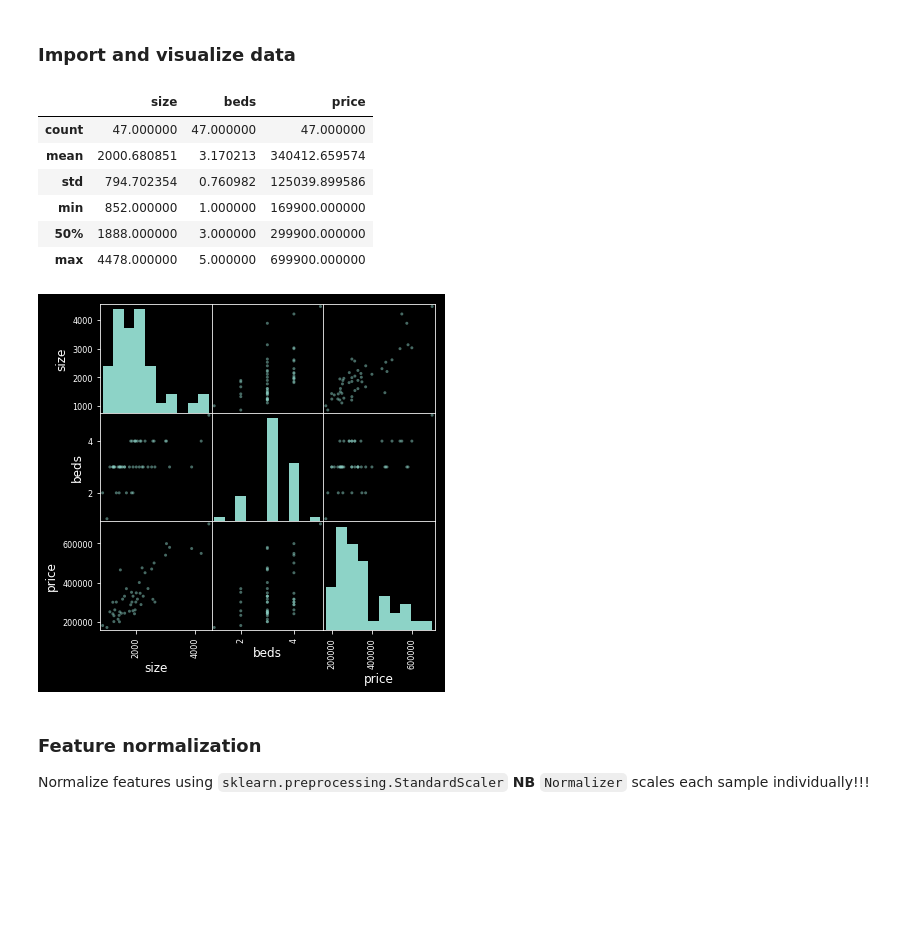
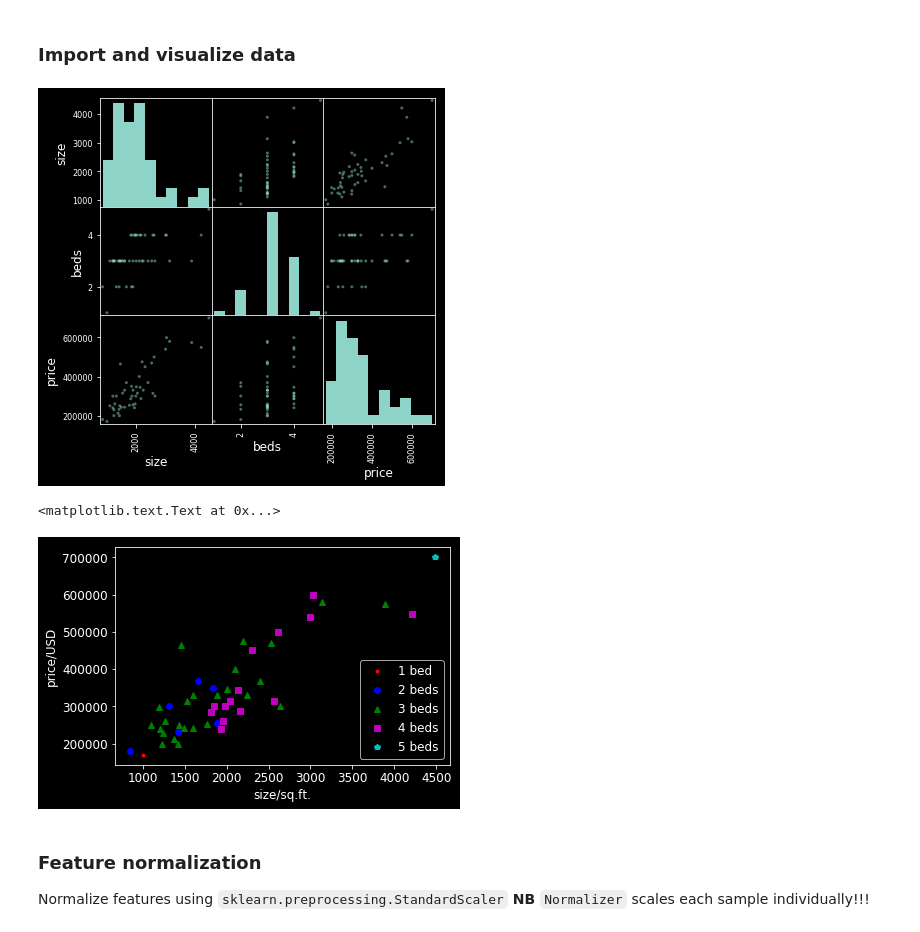
Before and after one commit to ig248/coursera-ml, a Jupyter notebook: ML in python.ipynb, the cells around one changed output. Cells and saved outputs as stored; diff of their text form; code cells hidden in the pictures; blank space fills up the shorter version.

```diff
--- a/ML in python.ipynb
+++ b/ML in python.ipynb
@@ -120,20 +124,31 @@ Test set  MSE: 13.57, metrics.R2: 0.56, regr.R2: 0.56
 ### Import and visualize data
 # %%
 df = pd.read_csv(file2, header=None, names=['size', 'beds', 'price']);
-scatter_matrix(df, alpha=0.5, figsize=(6, 6), diagonal='hist')
-#plt.plot(df.x, df.y, 'rx')
-#plt.xlabel('x')
-#plt.ylabel('y')
 df.describe(percentiles=[])
+scatter_matrix(df, alpha=0.5, figsize=(6, 6), diagonal='hist');
 # %% [output]
-|  | size | beds | price |
-| count | 47.000000 | 47.000000 | 47.000000 |
-| mean | 2000.680851 | 3.170213 | 340412.659574 |
-| std | 794.702354 | 0.760982 | 125039.899586 |
-| min | 852.000000 | 1.000000 | 169900.000000 |
-| 50% | 1888.000000 | 3.000000 | 299900.000000 |
-| max | 4478.000000 | 5.000000 | 699900.000000 |
 [figure]
+# %%
+styles = [
+    'r.',
+    'bo',
+    'g^',
+    'ms',
+    'cp',
+    'wh'
+
+]
+for bed in sorted(df['beds'].unique()):
+    df_sub = df[df['beds'] == bed]
+    label = '%d bed%s' % (bed, '' if bed==1 else 's')
+    style = styles[bed-1]
+    plt.plot(df_sub['size'], df_sub['price'], style, label=label)
+plt.legend(loc=4);
+plt.xlabel('size/sq.ft.')
+plt.ylabel('price/USD')
+# %% [output]
+<matplotlib.text.Text at 0x...>
+[figure, added]
 # %% [markdown]
 ### Feature normalization
 Normalize features using `sklearn.preprocessing.StandardScaler`
```
Also changed, not shown: parts of 19 cells of this notebook.
